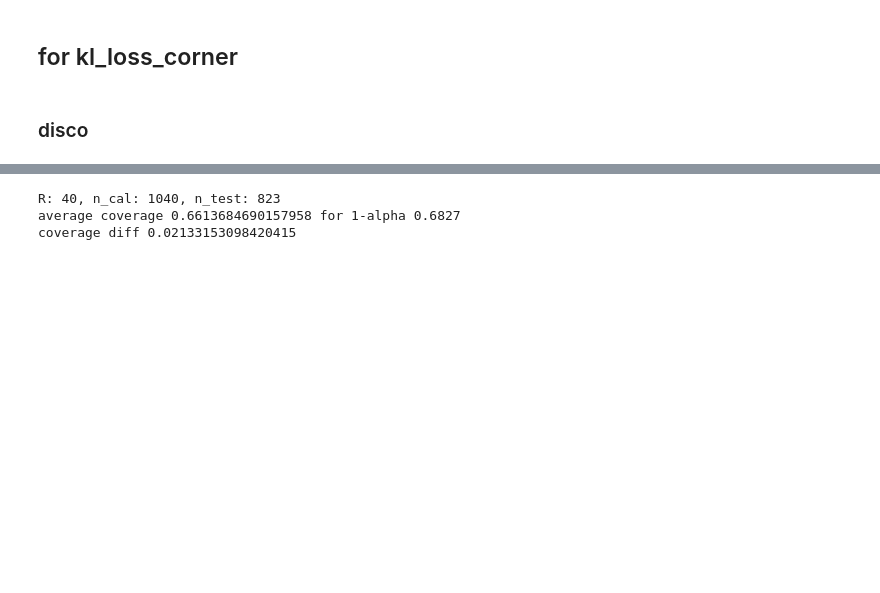
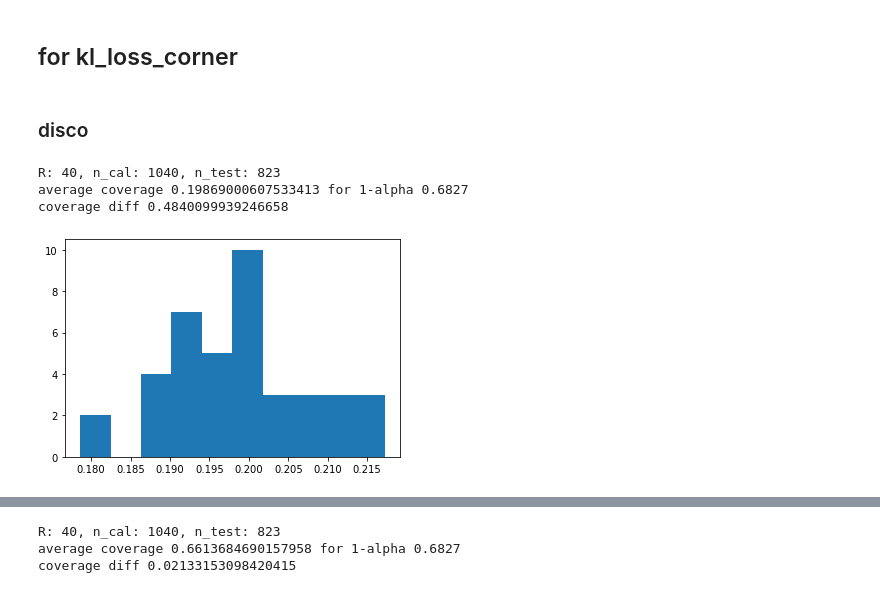
Before and after one commit to susanbao/coperception_mod, a Jupyter notebook: tools/det/compute_coverage_cp.ipynb, the cells around one changed output, grey strips where cells are left out. Drawn from its saved outputs; the diff is of its cells as text; code cells hidden in the pictures; blank space fills up the shorter version.

Commit message:
test without conf pred

```diff
--- a/tools/det/compute_coverage_cp.ipynb
+++ b/tools/det/compute_coverage_cp.ipynb
@@ -57,5 +57,42 @@ def show_coverage(data_path_cal, data_path_test, alpha, ty = 0, R=20, n=2000):
     print("coverage diff {}".format(1-alpha - average_coverage))
     plt.hist(coverages)
     return average_coverage
+
+def show_coverage_wo_cp(data_path_cal, data_path_test, alpha, ty = 0, R=20, n=2000, qr = 1):
+    scores_cal = compute_score(data_path_cal)
+    scores_test = compute_score(data_path_test)
+    if ty == 0:
+        n_cal = math.ceil(scores_cal.shape[0] / R)
+        n_test = math.ceil(scores_test.shape[0] / R)
+    elif ty == 1:
+        n_cal = n
+        R = math.ceil(scores_cal.shape[0] / n)
+        n_test = math.ceil(scores_test.shape[0] / R)
+    else:
+        print("ERROR")
+    coverages = np.zeros((R,))
+    print("R: {}, n_cal: {}, n_test: {}".format(R, n_cal, n_test))
+    d_size = scores_test.shape[1]
+    for r in range(R):
+        np.random.shuffle(scores_test)
+        scores_test_d = scores_test[:n_test,:]
+        qhat = np.ones((1,d_size),dtype=np.int64) * qr
+        coverages[r] = (scores_test_d <= qhat).astype(float).mean()
+    average_coverage = coverages.mean()
+    print("average coverage {} for 1-alpha {}".format(average_coverage, 1-alpha))
+    print("coverage diff {}".format(1-alpha - average_coverage))
+    plt.hist(coverages)
+    return average_coverage
 # %% [markdown]
 ### disco
+# %%
+# without conformal prediction
+data_path_cal = "check/check_loss_two_step_corner_val/disco/no_rsu/match_all_data_100_5.npy"
+data_path_test = "check/check_loss_two_step_corner/disco/no_rsu/match_all_data_100_5.npy"
+confident_range = 0.6827
+average_coverage = show_coverage_wo_cp(data_path_cal, data_path_test, 1-confident_range, ty=0, R=40)
+# %% [output]
+R: 40, n_cal: 1040, n_test: 823
+average coverage 0.19869000607533413 for 1-alpha 0.6827
+coverage diff 0.4840099939246658
+[figure, added]
```
Also changed, not shown: parts of 14 cells of this notebook.
